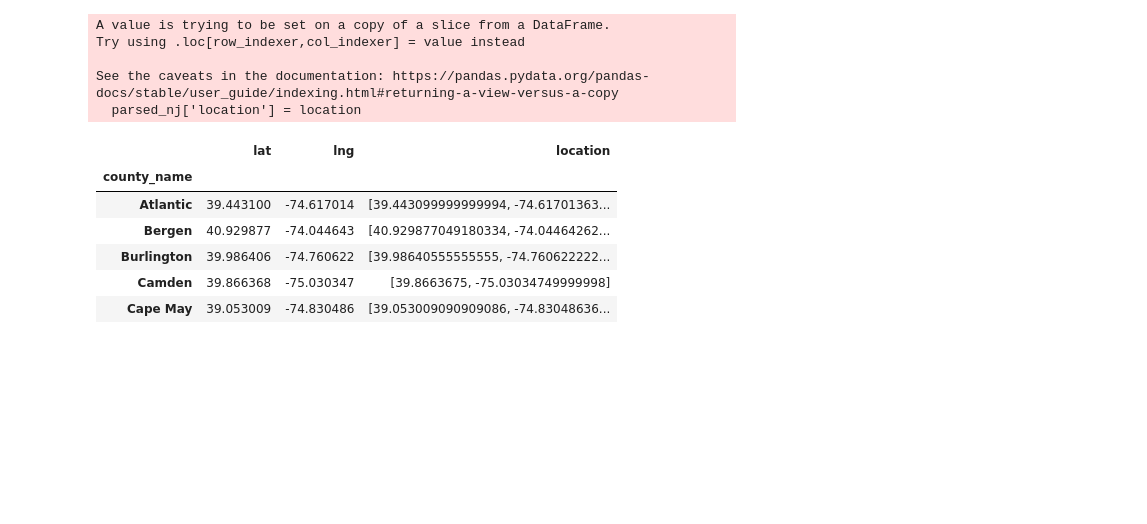
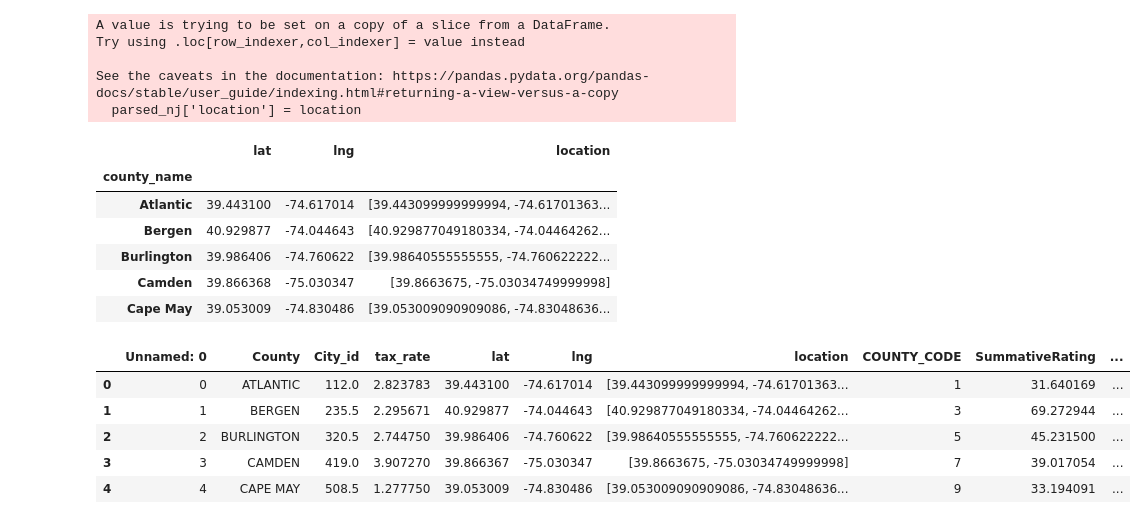
Before and after one commit to NinaLAnderson3/project2, a Jupyter notebook: Leaflet/static/data/Untitled.ipynb, the cells around one changed output. Cells and saved outputs as stored; diff of their text form; code cells hidden in the pictures; blank space fills up the shorter version.

```diff
--- a/Leaflet/static/data/Untitled.ipynb
+++ b/Leaflet/static/data/Untitled.ipynb
@@ -162,3 +162,13 @@ parsed_nj.head()
 | Cape May | 39.053009 | -74.830486 | [39.053009090909086, -74.83048636... |
 # %%
 parsed_nj.to_csv("county_loc.csv")
+# %%
+final = pd.read_csv("final.csv")
+final.head()
+# %% [output]
+|  | Unnamed: 0 | County | City_id | tax_rate | lat | lng | location | COUNTY_CODE | SummativeRating | ... |
+| 0 | 0 | ATLANTIC | 112.0 | 2.823783 | 39.443100 | -74.617014 | [39.443099999999994, -74.61701363... | 1 | 31.640169 | ... |
+| 1 | 1 | BERGEN | 235.5 | 2.295671 | 40.929877 | -74.044643 | [40.929877049180334, -74.04464262... | 3 | 69.272944 | ... |
+| 2 | 2 | BURLINGTON | 320.5 | 2.744750 | 39.986406 | -74.760622 | [39.98640555555555, -74.760622222... | 5 | 45.231500 | ... |
+| 3 | 3 | CAMDEN | 419.0 | 3.907270 | 39.866367 | -75.030347 | [39.8663675, -75.03034749999998] | 7 | 39.017054 | ... |
+| 4 | 4 | CAPE MAY | 508.5 | 1.277750 | 39.053009 | -74.830486 | [39.053009090909086, -74.83048636... | 9 | 33.194091 | ... |
```
Also changed, not shown: parts of 12 cells of this notebook, 10 other files.
